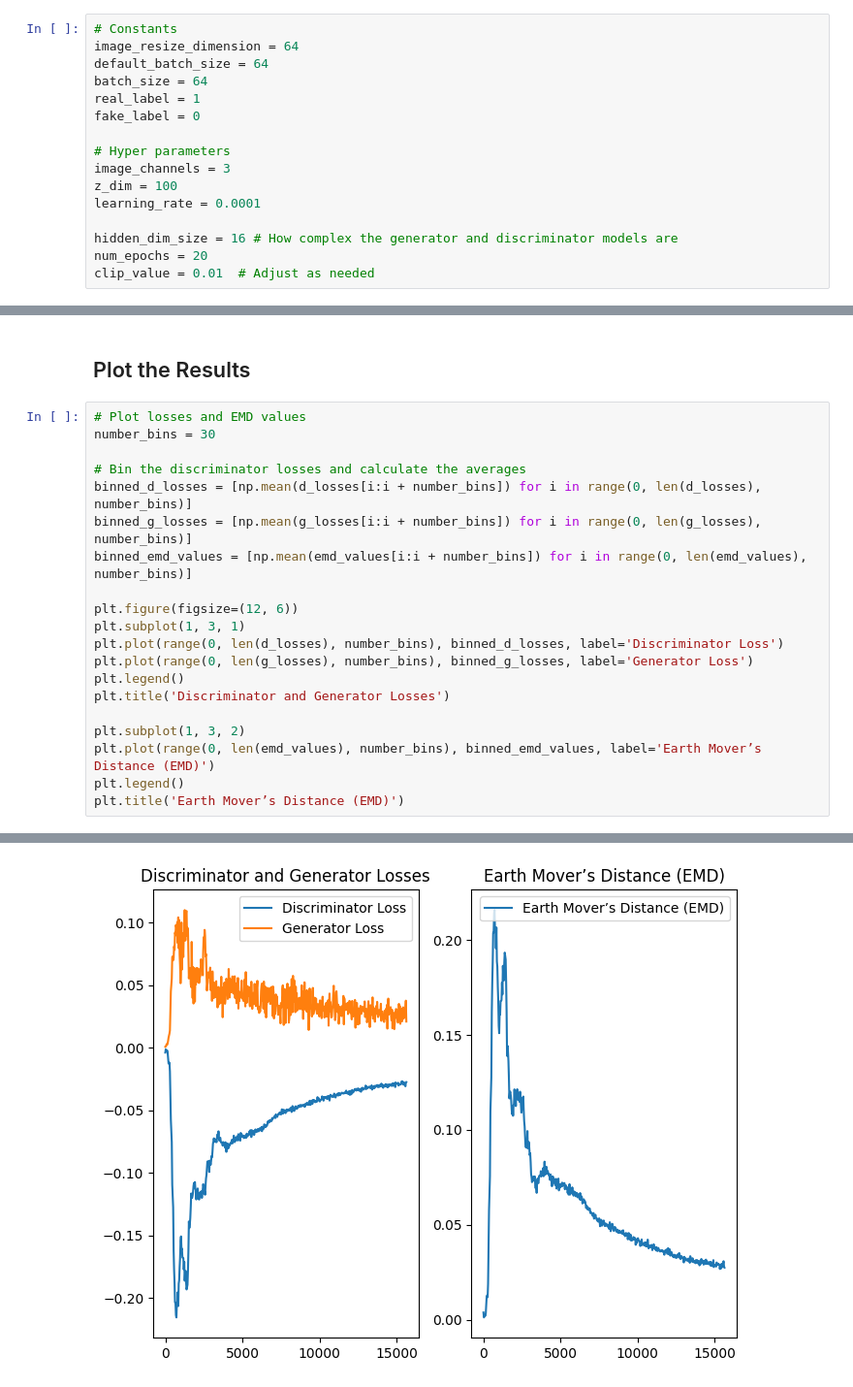
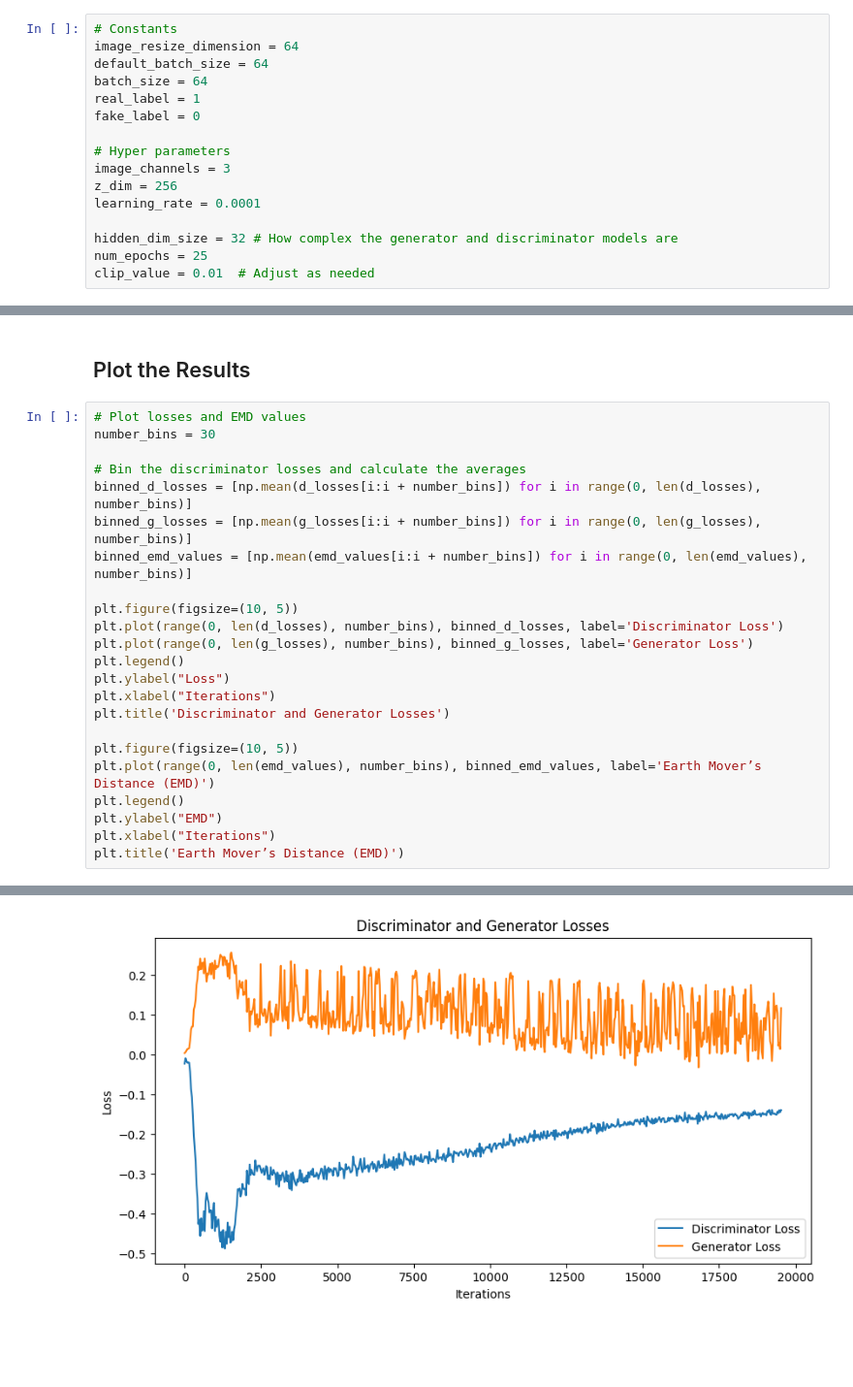
Before and after one commit to nathanbowness/CSI5340Assignments, a Jupyter notebook: Assignment4/wgan_cifar_a4.ipynb, the cells around one changed output, grey strips where cells are left out. Shown at 97% size. Saved outputs shown, nothing was run; the diff lists cells and outputs as text; blank space fills up the shorter version.

Commit message:
Update the latest models with the current assignemnt figures

```diff
--- a/Assignment4/wgan_cifar_a4.ipynb
+++ b/Assignment4/wgan_cifar_a4.ipynb
@@ -31,11 +31,11 @@ fake_label = 0
 
 # Hyper parameters
 image_channels = 3
-z_dim = 100
+z_dim = 256
 learning_rate = 0.0001
 
-hidden_dim_size = 16 # How complex the generator and discriminator models are
-num_epochs = 20
+hidden_dim_size = 32 # How complex the generator and discriminator models are
+num_epochs = 25
 clip_value = 0.01  # Adjust as needed
 # %%
 # LOAD CIFAR 10
@@ -225,23 +223,26 @@ for epoch in range(num_epochs):
 # %%
 # Plot losses and EMD values
 number_bins = 30
 
 # Bin the discriminator losses and calculate the averages
 binned_d_losses = [np.mean(d_losses[i:i + number_bins]) for i in range(0, len(d_losses), number_bins)]
 binned_g_losses = [np.mean(g_losses[i:i + number_bins]) for i in range(0, len(g_losses), number_bins)]
 binned_emd_values = [np.mean(emd_values[i:i + number_bins]) for i in range(0, len(emd_values), number_bins)]
 
-plt.figure(figsize=(12, 6))
-plt.subplot(1, 3, 1)
+plt.figure(figsize=(10, 5))
 plt.plot(range(0, len(d_losses), number_bins), binned_d_losses, label='Discriminator Loss')
 plt.plot(range(0, len(g_losses), number_bins), binned_g_losses, label='Generator Loss')
 plt.legend()
+plt.ylabel("Loss")
+plt.xlabel("Iterations")
 plt.title('Discriminator and Generator Losses')
 
-plt.subplot(1, 3, 2)
+plt.figure(figsize=(10, 5))
 plt.plot(range(0, len(emd_values), number_bins), binned_emd_values, label='Earth Mover’s Distance (EMD)')
 plt.legend()
+plt.ylabel("EMD")
+plt.xlabel("Iterations")
 plt.title('Earth Mover’s Distance (EMD)')
 # %% [output]
 Text(0.5, 1.0, 'Earth Mover’s Distance (EMD)')
-[figure, old version]
+[figure, new version]
```
Also changed, not shown: parts of 4 cells of this notebook, 2 other files.
